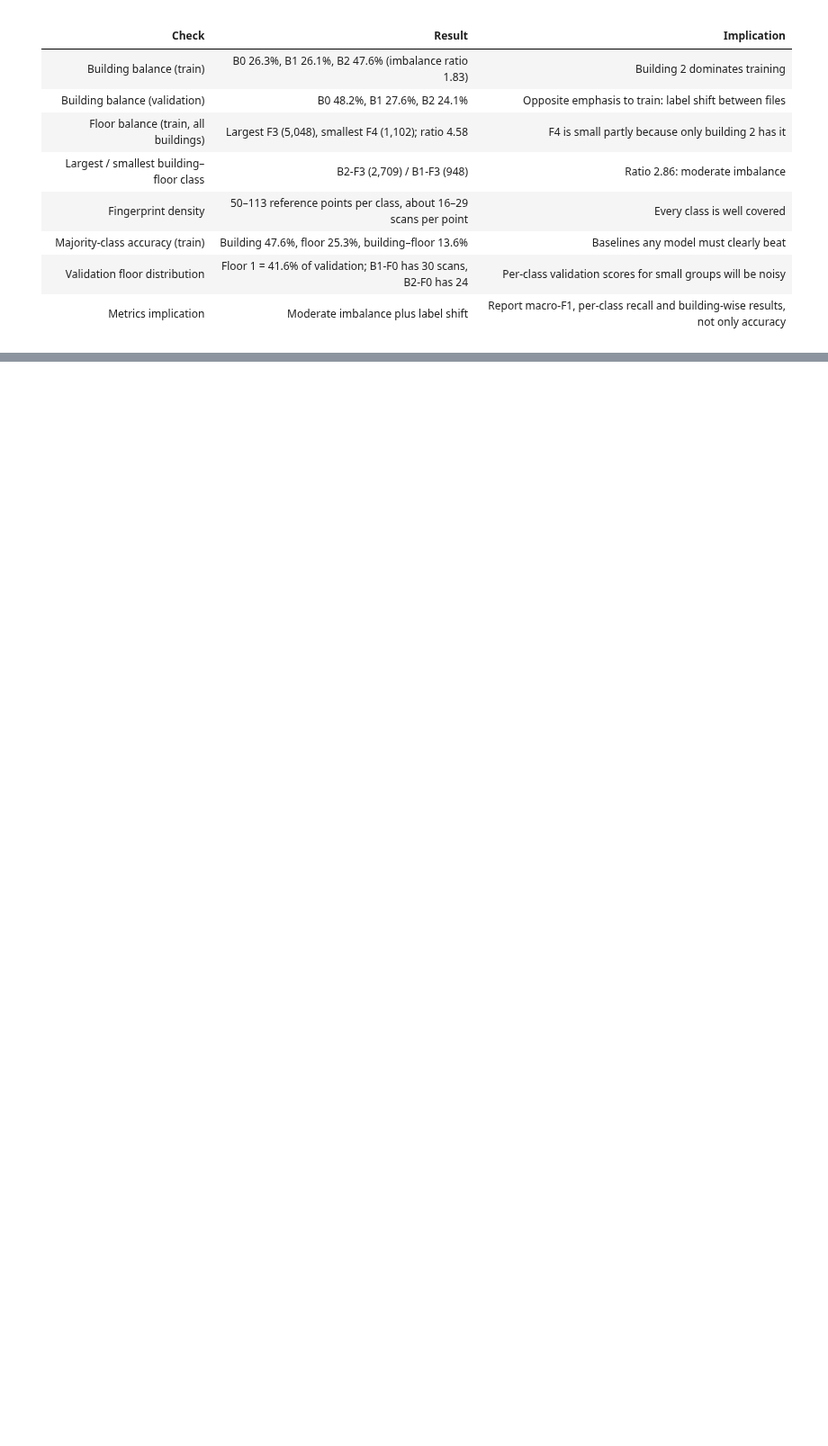
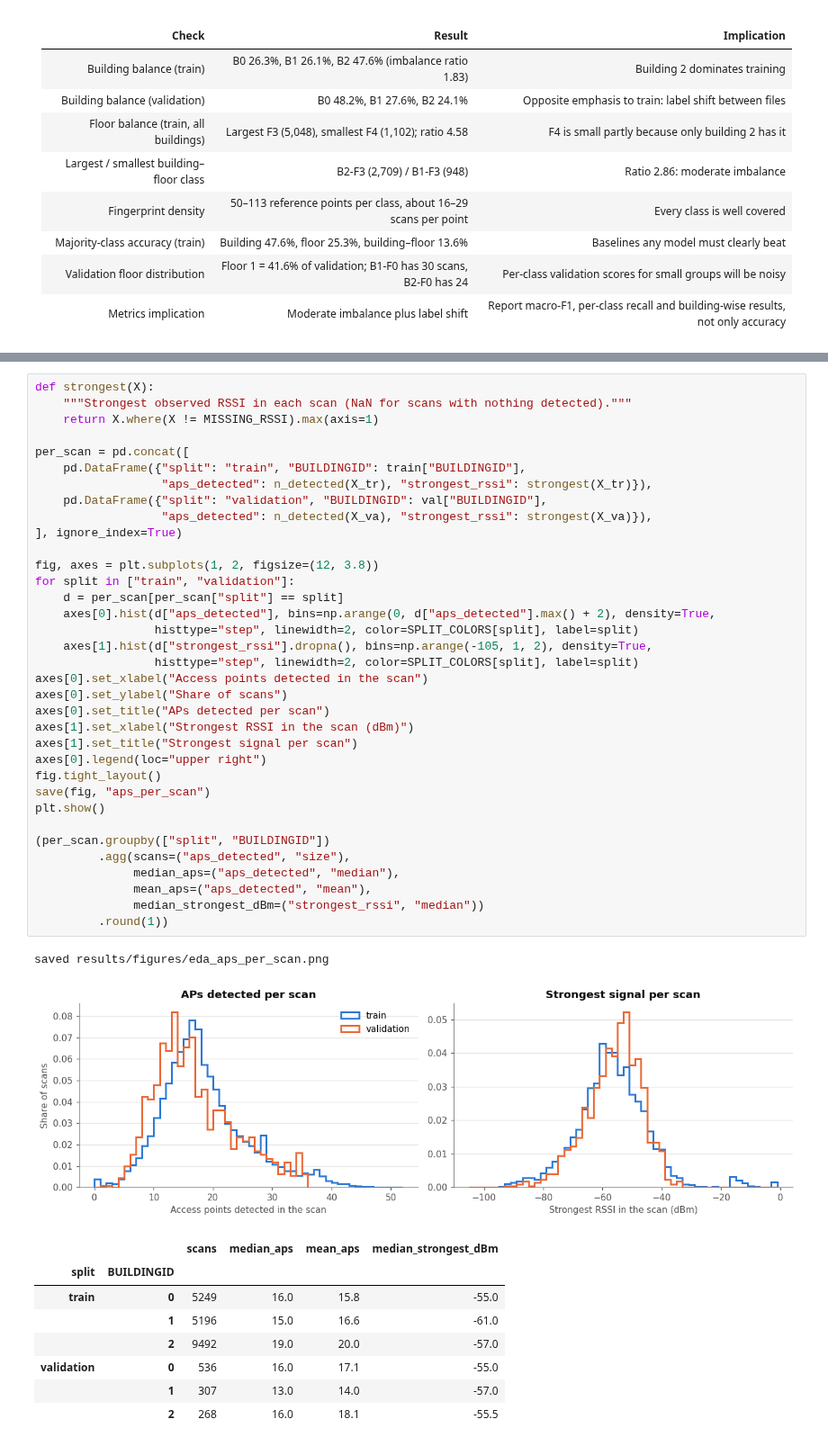
Before and after one commit to Hashicy/indoor-wifi-positioning, a Jupyter notebook: notebooks/01_dataset_eda.ipynb, the cells around one changed output, grey strips where cells are left out. Shown at 90% size. Saved outputs shown, nothing was run; the diff lists cells and outputs as text; blank space fills up the shorter version.

Commit message:
Added signal strength and spatial analysis

```diff
--- a/notebooks/01_dataset_eda.ipynb
+++ b/notebooks/01_dataset_eda.ipynb
@@ -597,0 +662,46 @@ which is enough to justify reporting macro-F1 alongside accuracy.
+# %%
+def strongest(X):
+    """Strongest observed RSSI in each scan (NaN for scans with nothing detected)."""
+    return X.where(X != MISSING_RSSI).max(axis=1)
+
+per_scan = pd.concat([
+    pd.DataFrame({"split": "train", "BUILDINGID": train["BUILDINGID"],
+                  "aps_detected": n_detected(X_tr), "strongest_rssi": strongest(X_tr)}),
+    pd.DataFrame({"split": "validation", "BUILDINGID": val["BUILDINGID"],
+                  "aps_detected": n_detected(X_va), "strongest_rssi": strongest(X_va)}),
+], ignore_index=True)
+
+fig, axes = plt.subplots(1, 2, figsize=(12, 3.8))
+for split in ["train", "validation"]:
+    d = per_scan[per_scan["split"] == split]
+    axes[0].hist(d["aps_detected"], bins=np.arange(0, d["aps_detected"].max() + 2), density=True,
+                 histtype="step", linewidth=2, color=SPLIT_COLORS[split], label=split)
+    axes[1].hist(d["strongest_rssi"].dropna(), bins=np.arange(-105, 1, 2), density=True,
+                 histtype="step", linewidth=2, color=SPLIT_COLORS[split], label=split)
+axes[0].set_xlabel("Access points detected in the scan")
+axes[0].set_ylabel("Share of scans")
+axes[0].set_title("APs detected per scan")
+axes[1].set_xlabel("Strongest RSSI in the scan (dBm)")
+axes[1].set_title("Strongest signal per scan")
+axes[0].legend(loc="upper right")
+fig.tight_layout()
+save(fig, "aps_per_scan")
+plt.show()
+
+(per_scan.groupby(["split", "BUILDINGID"])
+         .agg(scans=("aps_detected", "size"),
+              median_aps=("aps_detected", "median"),
+              mean_aps=("aps_detected", "mean"),
+              median_strongest_dBm=("strongest_rssi", "median"))
+         .round(1))
+# %% [output]
+saved results/figures/eda_aps_per_scan.png
+[figure, added]
+|  |  | scans | median_aps | mean_aps | median_strongest_dBm |
+| split | BUILDINGID |  |  |  |  |
+| train | 0 | 5249 | 16.0 | 15.8 | -55.0 |
+|  | 1 | 5196 | 15.0 | 16.6 | -61.0 |
+|  | 2 | 9492 | 19.0 | 20.0 | -57.0 |
+| validation | 0 | 536 | 16.0 | 17.1 | -55.0 |
+|  | 1 | 307 | 13.0 | 14.0 | -57.0 |
+|  | 2 | 268 | 16.0 | 18.1 | -55.5 |
```
Also changed, not shown: parts of 20 cells of this notebook, 6 other files.
